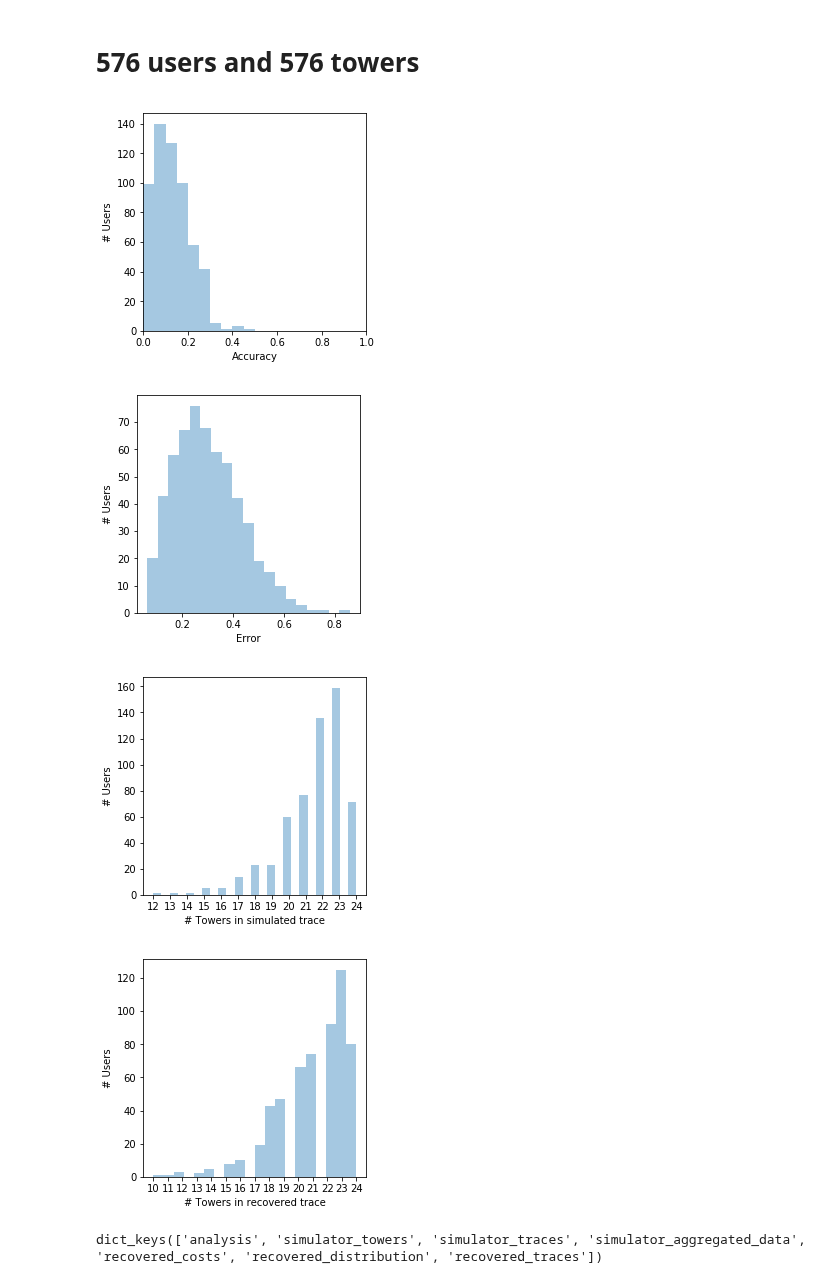
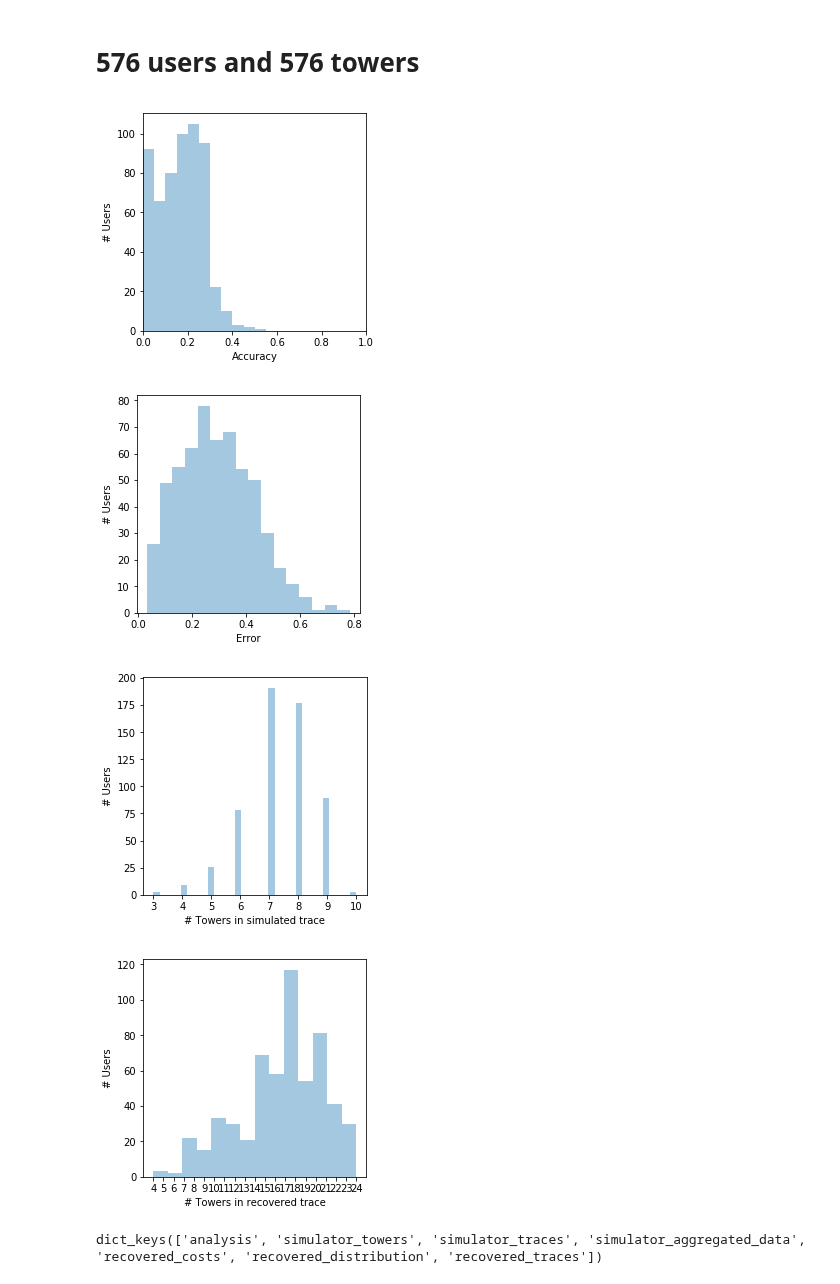
Before and after one commit to leopiney/tscf, a Jupyter notebook: evaluation-results-temp-files-Copy1.ipynb, the cells around one changed output. Saved outputs shown, nothing was run; the diff lists cells and outputs as text; code cells hidden in the pictures.

```diff
--- a/evaluation-results-temp-files-Copy1.ipynb
+++ b/evaluation-results-temp-files-Copy1.ipynb
@@ -95,7 +96,7 @@ plot_all(evaluation)
 # %% [markdown]
 # 16 users and 576 towers
 # %%
-path = './evaluate/.tmp_eval_m_random_direction_u_16_t_576_v_(0.05, 0.05).pkl'
+path = './evaluate/.tmp_eval_m_random_direction_u_64_t_576_v_(0.05, 0.05).pkl'
 evaluation = pickle.load(open(path, 'rb'))
 
 plot_all(evaluation)
@@ -107,13 +108,13 @@ plot_all(evaluation)
 # %% [markdown]
 # 576 users and 576 towers
 # %%
-path = './evaluate/.tmp_eval_m_random_direction_u_576_t_576_v_(0.05, 0.05).pkl'
+path = './evaluate/.tmp_eval_m_random_direction_u_576_t_576_v_(0.01, 0.01).pkl'
 evaluation = pickle.load(open(path, 'rb'))
 
 plot_all(evaluation)
 # %% [output]
-[figure, old version]
+[figure, new version]
-[figure, old version]
+[figure, new version]
-[figure, old version]
+[figure, new version]
-[figure, old version]
+[figure, new version]
 # %%
```
Also changed, not shown: parts of 14 cells of this notebook, 3 other files.
